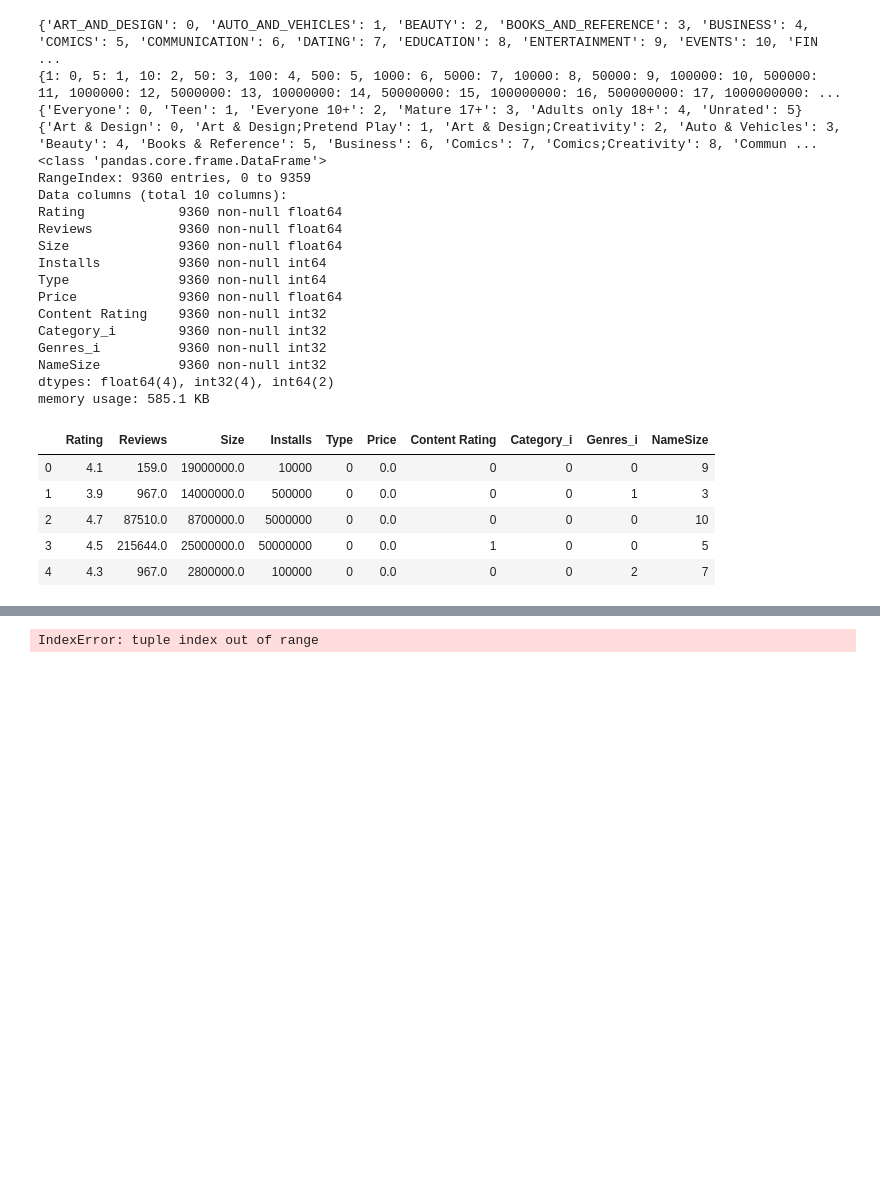
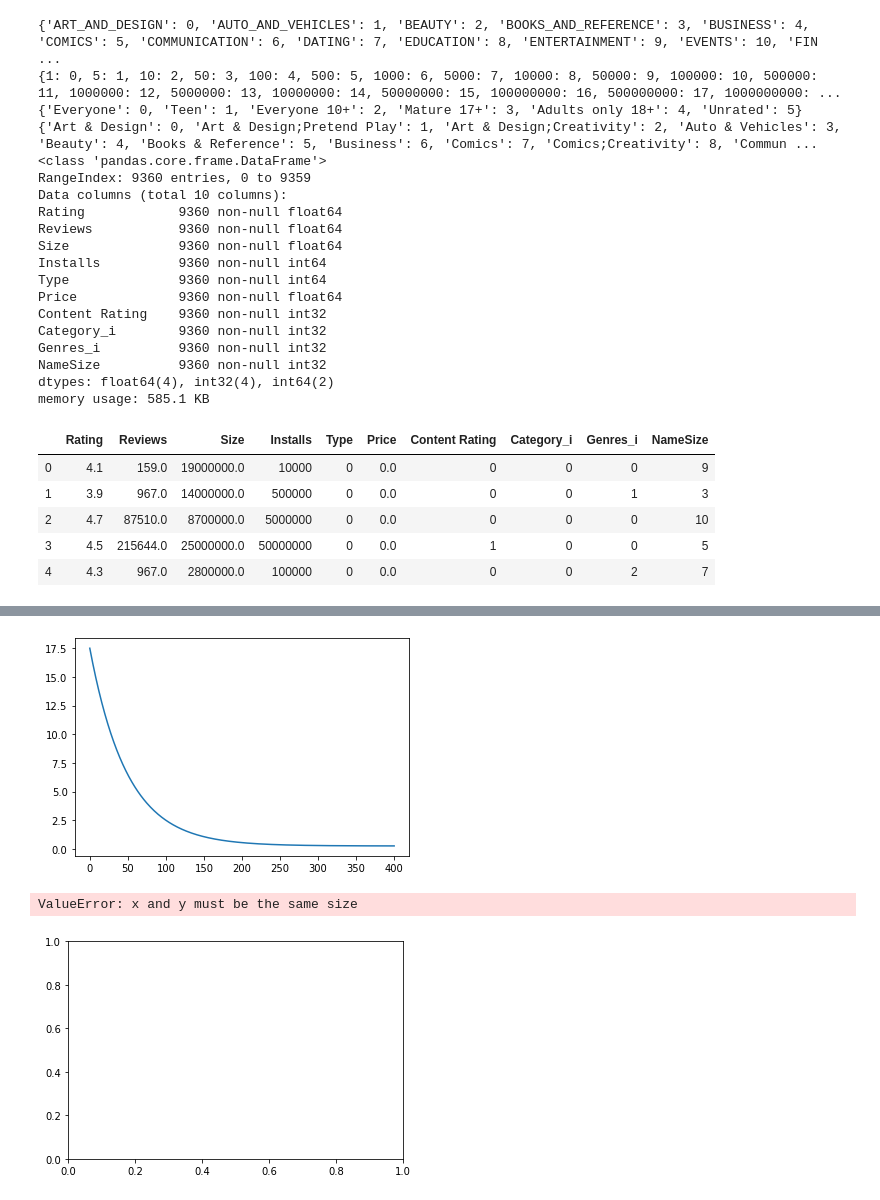
Before and after one commit to Filinouns/AAMD, a Jupyter notebook: PF/Untitled.ipynb, the cells around one changed output, grey strips where cells are left out. Saved outputs shown, nothing was run; the diff lists cells and outputs as text; code cells hidden in the pictures; blank space fills up the shorter version.

```diff
--- a/PF/Untitled.ipynb
+++ b/PF/Untitled.ipynb
@@ -348,38 +348,39 @@ def gradient_descent_loop(X, Y, m, n):
 
 
 number = 9360
 Y = np.array([])
 
 np.shape(Y)
 Y = np.reshape(Y, (number, 0))
-Y = data.Rating.array
-#Y = np.c_[Y,data["Rating"].array]
-masde1 = 0
+Y = data.Rating
+Y = np.c_[Y,data["Rating"].array]
+masde1 = 1
 if masde1:
     X = np.array([])
 
     X = np.reshape(X, (len(Y), 0))
     X = np.c_[X,data["Installs"]]
     #X = np.c_[X,data["Installs"].array]
     X = np.c_[X,data["Genres_i"].array]
 
 else:
     X = data['Reviews'].array
-
 X_norm, mu, sigma = Normalization.normalize_data_set(X)
 n = np.shape(X)[1]
 m = np.shape(X)[0]
 theta, cost = gradient_descent_loop(X_norm, Y, m, n)
 draw_cost(cost)
 draw_points_plot(X_norm, Y, theta)
 
 #sns.regplot(X,Y,color='teal', label = 'Integer', marker = 'x')
 
 #A, B, Z = make_paint_data(X, Y)
 #draw_cost_3D(A, B, Z)
 #draw_contour(A, B, Z)
 # %% [output]
+[figure, added]
-IndexError: tuple index out of range
+ValueError: x and y must be the same size
+[figure, added]
 # %%
 from sklearn.linear_model import LinearRegression
 from sklearn.model_selection import train_test_split
```
Also changed, not shown: parts of 2 cells of this notebook, 3 other files.
